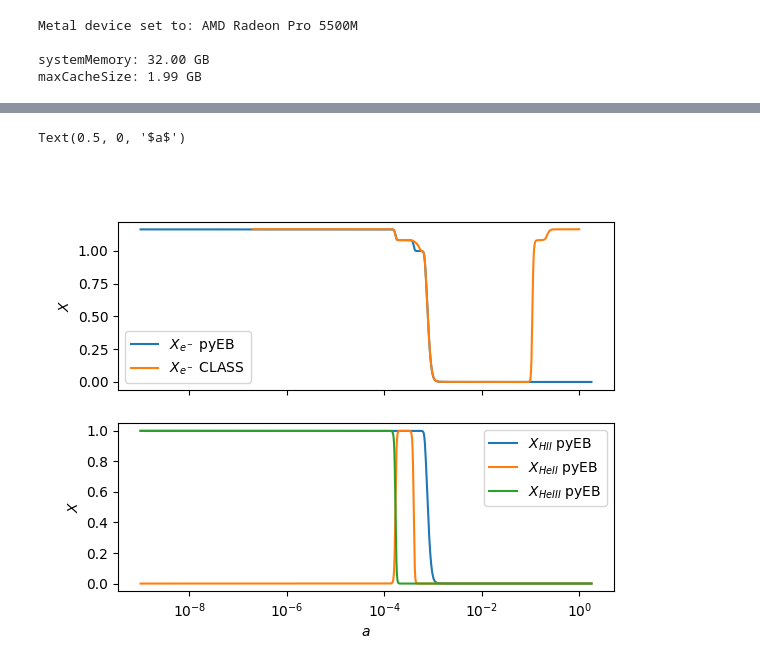
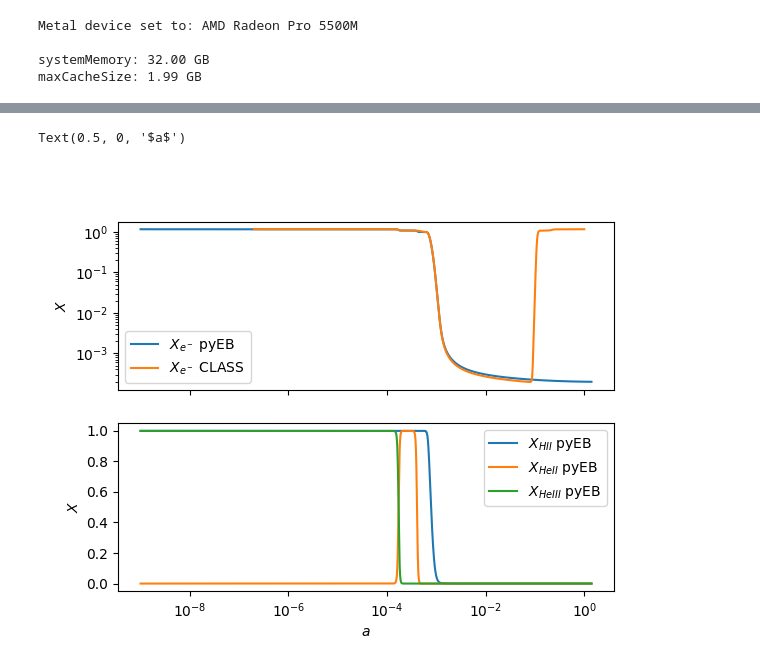
Before and after one commit to ohahn/DISCO-EB, a Jupyter notebook: pylinger_demo.ipynb, the cells around one changed output, grey strips where cells are left out. Saved outputs shown, nothing was run; the diff lists cells and outputs as text; code cells hidden in the pictures.

```diff
--- a/pylinger_demo.ipynb
+++ b/pylinger_demo.ipynb
@@ -142,16 +128,17 @@ ax[1].set_xlim((1e-4,10))
 # %%
 fg, ax = plt.subplots(2,sharex=True)
 # ax[0].semilogx( cp.get_a(th.tau), th.xe, label='$X_{e^-}$' )
-ax[0].semilogx( cp.th.aexp, cp.th.xe, label='$X_{e^-}$ pyEB' )
+ax[0].semilogx( cp.param['th']['a'], cp.param['th']['xe'], label='$X_{e^-}$ pyEB' )
 ax[0].semilogx( 1/(1+thermo['z']), thermo['x_e'], label='$X_{e^-}$ CLASS' )
-ax[1].semilogx( cp.th.aexp, cp.th.xHII, label='$X_{HII}$ pyEB' )
-ax[1].semilogx( cp.th.aexp, cp.th.xHeII, label='$X_{HeII}$ pyEB' )
-ax[1].semilogx( cp.th.aexp, cp.th.xHeIII, label='$X_{HeIII}$ pyEB' )
+ax[1].semilogx( cp.param['th']['a'], cp.param['th']['xHII'], label='$X_{HII}$ pyEB' )
+ax[1].semilogx( cp.param['th']['a'], cp.param['th']['xHeII'], label='$X_{HeII}$ pyEB' )
+ax[1].semilogx( cp.param['th']['a'], cp.param['th']['xHeIII'], label='$X_{HeIII}$ pyEB' )
+ax[0].loglog()
 for a in ax:
   a.legend()
   a.set_ylabel('$X$')
 
 ax[1].set_xlabel('$a$')
 # %% [output]
 Text(0.5, 0, '$a$')
-[figure, old version]
+[figure, new version]
```
Also changed, not shown: parts of 9 cells of this notebook, 1 other file.
